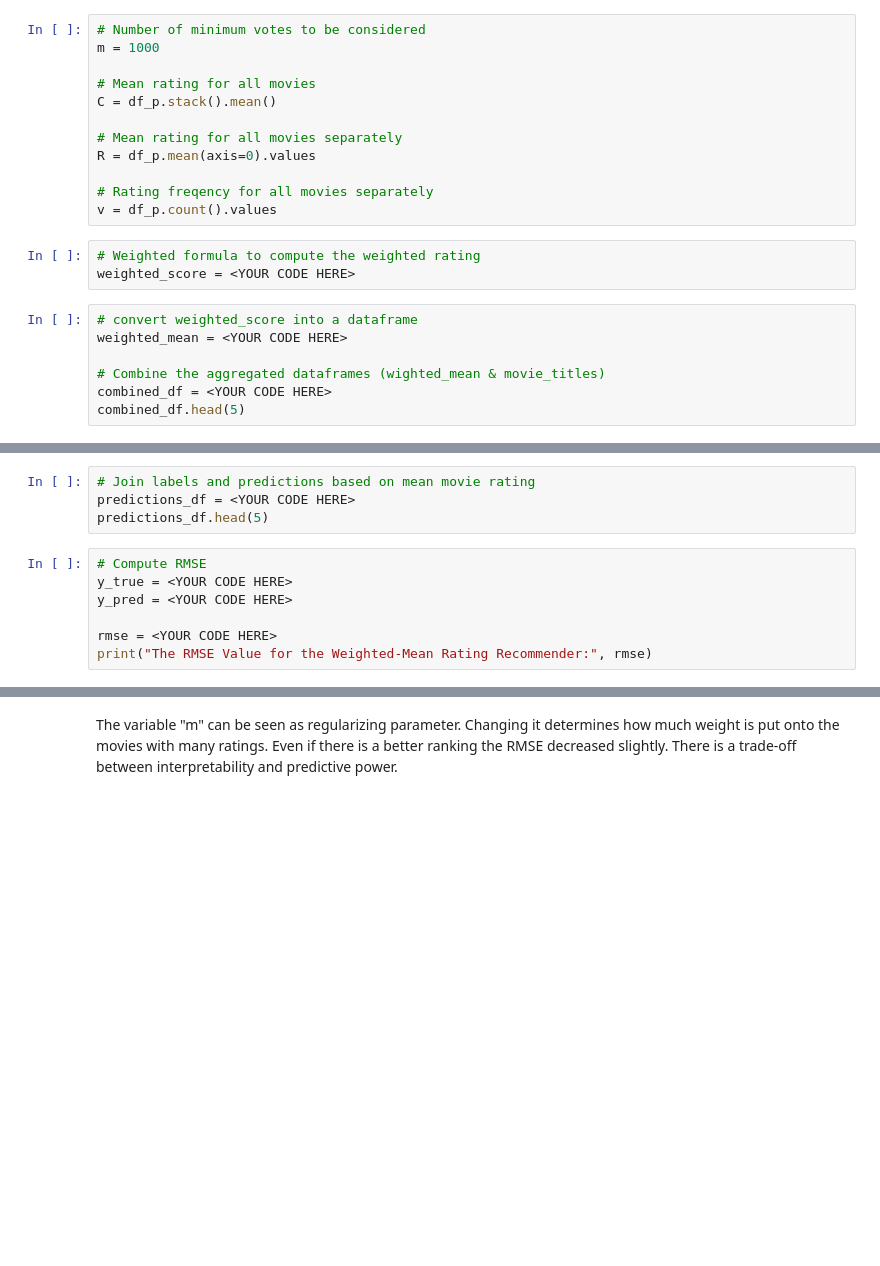
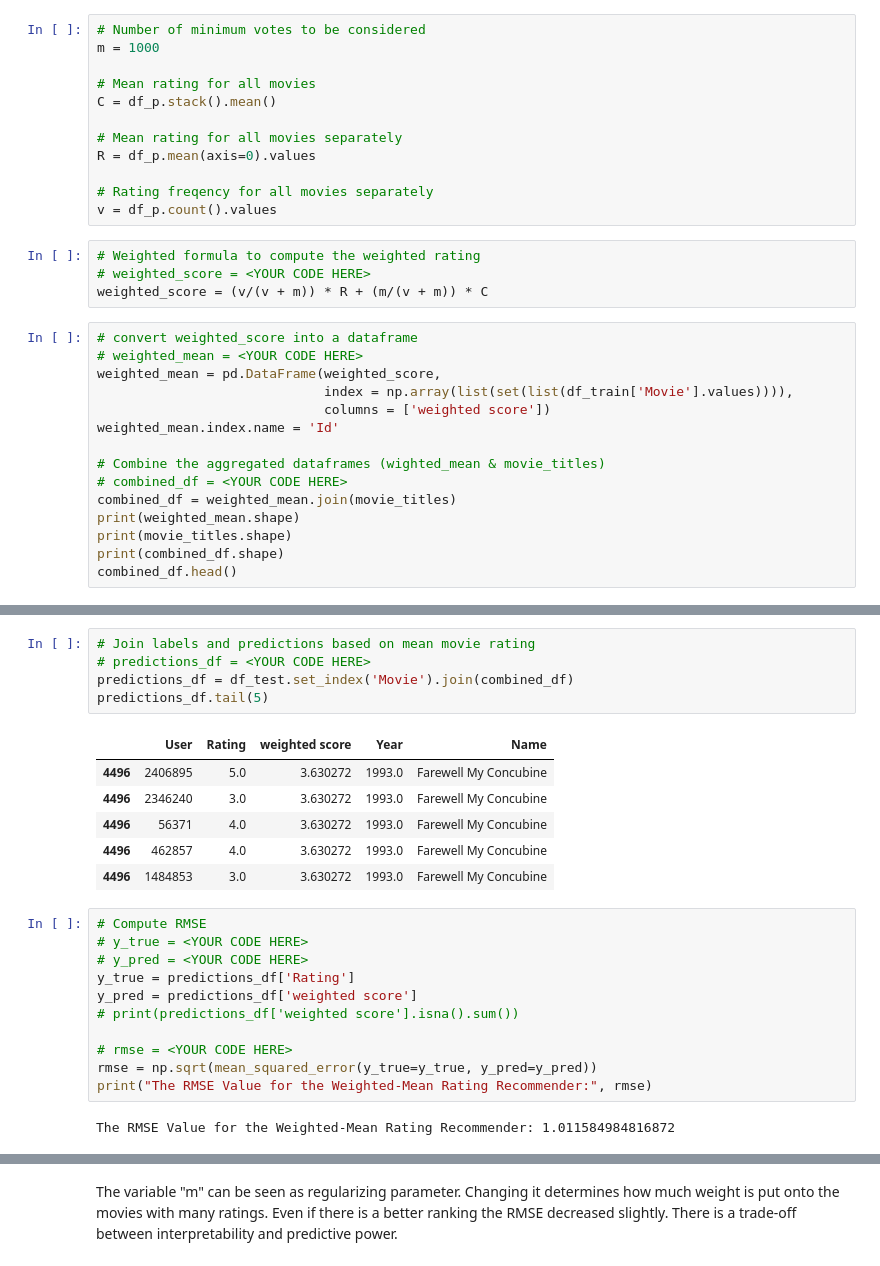
Before and after one commit to willr/mec-mini-projects, a Jupyter notebook: mec-17.4.1-recommendation-systems-mini-project/Mini_Project_Recommendation_Systems.ipynb, the cells around one changed output, grey strips where cells are left out. Cells and saved outputs as stored; diff of their text form; blank space fills up the shorter version.

```diff
--- a/mec-17.4.1-recommendation-systems-mini-project/Mini_Project_Recommendation_Systems.ipynb
+++ b/mec-17.4.1-recommendation-systems-mini-project/Mini_Project_Recommendation_Systems.ipynb
@@ -445,11 +470,20 @@ R = df_p.mean(axis=0).values
 v = df_p.count().values
 # %%
 # Weighted formula to compute the weighted rating
-weighted_score = <YOUR CODE HERE>
+# weighted_score = <YOUR CODE HERE>
+weighted_score = (v/(v + m)) * R + (m/(v + m)) * C
 # %%
 # convert weighted_score into a dataframe
-weighted_mean = <YOUR CODE HERE>
+# weighted_mean = <YOUR CODE HERE>
+weighted_mean = pd.DataFrame(weighted_score,
+                             index = np.array(list(set(list(df_train['Movie'].values)))),
+                             columns = ['weighted score'])
+weighted_mean.index.name = 'Id'
 
 # Combine the aggregated dataframes (wighted_mean & movie_titles)
-combined_df = <YOUR CODE HERE>
-combined_df.head(5)
+# combined_df = <YOUR CODE HERE>
+combined_df = weighted_mean.join(movie_titles)
+print(weighted_mean.shape)
+print(movie_titles.shape)
+print(combined_df.shape)
+combined_df.head()
@@ -456,13 +501,27 @@ combined_df.head(5)
 # %%
 # Join labels and predictions based on mean movie rating
-predictions_df = <YOUR CODE HERE>
-predictions_df.head(5)
+# predictions_df = <YOUR CODE HERE>
+predictions_df = df_test.set_index('Movie').join(combined_df)
+predictions_df.tail(5)
+# %% [output]
+|  | User | Rating | weighted score | Year | Name |
+| 4496 | 2406895 | 5.0 | 3.630272 | 1993.0 | Farewell My Concubine |
+| 4496 | 2346240 | 3.0 | 3.630272 | 1993.0 | Farewell My Concubine |
+| 4496 | 56371 | 4.0 | 3.630272 | 1993.0 | Farewell My Concubine |
+| 4496 | 462857 | 4.0 | 3.630272 | 1993.0 | Farewell My Concubine |
+| 4496 | 1484853 | 3.0 | 3.630272 | 1993.0 | Farewell My Concubine |
 # %%
 # Compute RMSE
-y_true = <YOUR CODE HERE>
-y_pred = <YOUR CODE HERE>
+# y_true = <YOUR CODE HERE>
+# y_pred = <YOUR CODE HERE>
+y_true = predictions_df['Rating']
+y_pred = predictions_df['weighted score']
+# print(predictions_df['weighted score'].isna().sum())
 
-rmse = <YOUR CODE HERE>
+# rmse = <YOUR CODE HERE>
+rmse = np.sqrt(mean_squared_error(y_true=y_true, y_pred=y_pred))
 print("The RMSE Value for the Weighted-Mean Rating Recommender:", rmse)
+# %% [output]
+The RMSE Value for the Weighted-Mean Rating Recommender: 1.011584984816872
 # %%
 # View top ten rated movies
```
Also changed, not shown: parts of 43 cells of this notebook, 2 other files.
